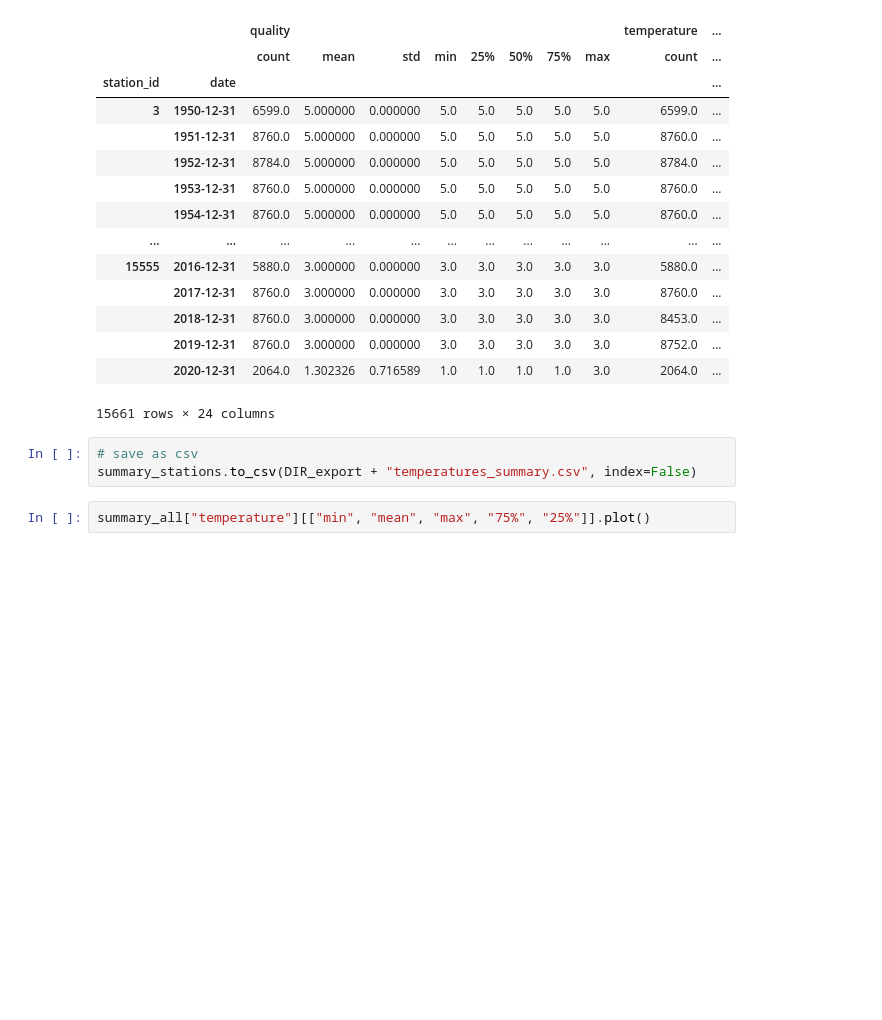
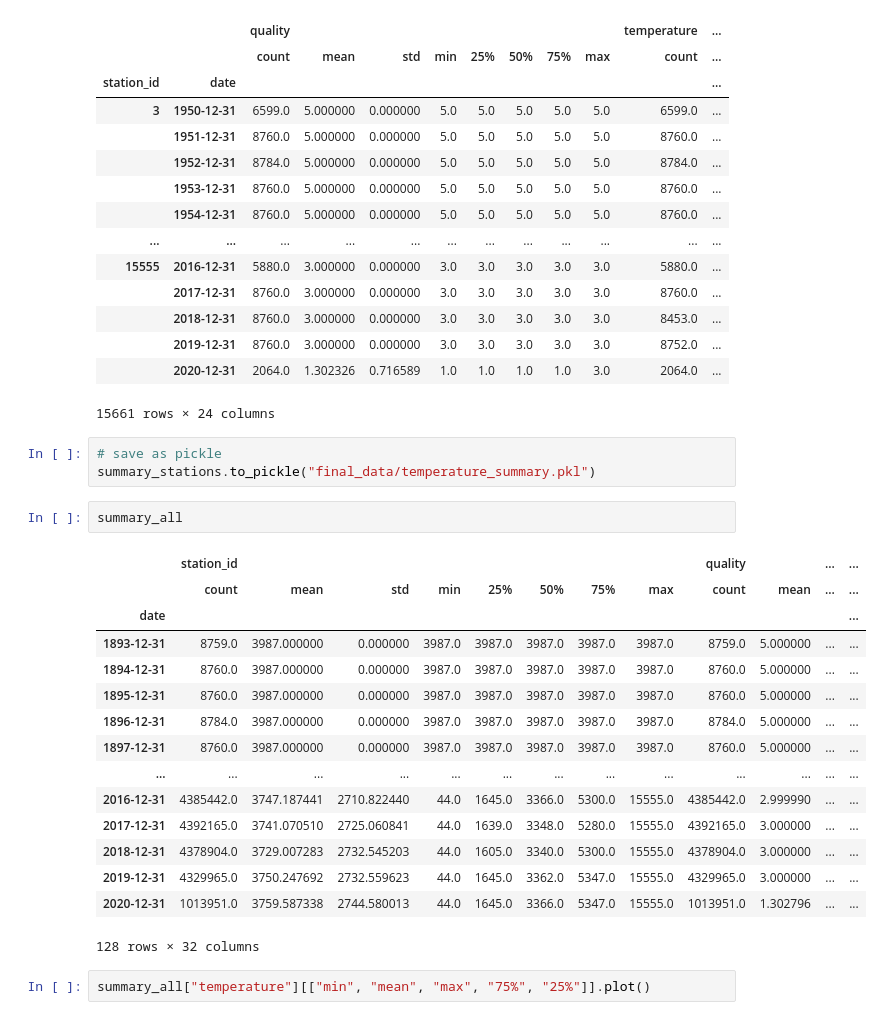
Before and after one commit to fynnwi/dwd_data, a Jupyter notebook: notebooks/Hourly Temperature.ipynb, the cells around one changed output. Saved outputs shown, nothing was run; the diff lists cells and outputs as text; blank space fills up the shorter version.

```diff
--- a/hourly_temp_humidity.ipynb
+++ b/notebooks/Hourly Temperature.ipynb
@@ -407,9 +407,27 @@ summary_stations
 |  | 2019-12-31 | 8760.0 | 3.000000 | 0.000000 | 3.0 | 3.0 | 3.0 | 3.0 | 3.0 | 8752.0 | ... |
 |  | 2020-12-31 | 2064.0 | 1.302326 | 0.716589 | 1.0 | 1.0 | 1.0 | 1.0 | 3.0 | 2064.0 | ... |
 15661 rows × 24 columns
-# %%
-# save as csv
-summary_stations.to_csv(DIR_export + "temperatures_summary.csv", index=False)
+# %%
+# save as pickle
+summary_stations.to_pickle("final_data/temperature_summary.pkl")
+# %%
+summary_all
+# %% [output]
+|  | station_id |  |  |  |  |  |  |  | quality |  | ... | ... |
+|  | count | mean | std | min | 25% | 50% | 75% | max | count | mean | ... | ... |
+| date |  |  |  |  |  |  |  |  |  |  |  | ... |
+| 1893-12-31 | 8759.0 | 3987.000000 | 0.000000 | 3987.0 | 3987.0 | 3987.0 | 3987.0 | 3987.0 | 8759.0 | 5.000000 | ... | ... |
+| 1894-12-31 | 8760.0 | 3987.000000 | 0.000000 | 3987.0 | 3987.0 | 3987.0 | 3987.0 | 3987.0 | 8760.0 | 5.000000 | ... | ... |
+| 1895-12-31 | 8760.0 | 3987.000000 | 0.000000 | 3987.0 | 3987.0 | 3987.0 | 3987.0 | 3987.0 | 8760.0 | 5.000000 | ... | ... |
+| 1896-12-31 | 8784.0 | 3987.000000 | 0.000000 | 3987.0 | 3987.0 | 3987.0 | 3987.0 | 3987.0 | 8784.0 | 5.000000 | ... | ... |
+| 1897-12-31 | 8760.0 | 3987.000000 | 0.000000 | 3987.0 | 3987.0 | 3987.0 | 3987.0 | 3987.0 | 8760.0 | 5.000000 | ... | ... |
+| ... | ... | ... | ... | ... | ... | ... | ... | ... | ... | ... | ... | ... |
+| 2016-12-31 | 4385442.0 | 3747.187441 | 2710.822440 | 44.0 | 1645.0 | 3366.0 | 5300.0 | 15555.0 | 4385442.0 | 2.999990 | ... | ... |
+| 2017-12-31 | 4392165.0 | 3741.070510 | 2725.060841 | 44.0 | 1639.0 | 3348.0 | 5280.0 | 15555.0 | 4392165.0 | 3.000000 | ... | ... |
+| 2018-12-31 | 4378904.0 | 3729.007283 | 2732.545203 | 44.0 | 1605.0 | 3340.0 | 5300.0 | 15555.0 | 4378904.0 | 3.000000 | ... | ... |
+| 2019-12-31 | 4329965.0 | 3750.247692 | 2732.559623 | 44.0 | 1645.0 | 3362.0 | 5347.0 | 15555.0 | 4329965.0 | 3.000000 | ... | ... |
+| 2020-12-31 | 1013951.0 | 3759.587338 | 2744.580013 | 44.0 | 1645.0 | 3366.0 | 5347.0 | 15555.0 | 1013951.0 | 1.302796 | ... | ... |
+128 rows × 32 columns
 # %%
 summary_all["temperature"][["min", "mean", "max", "75%", "25%"]].plot()
 # %% [output]
```
Also changed, not shown: 13 other files.
